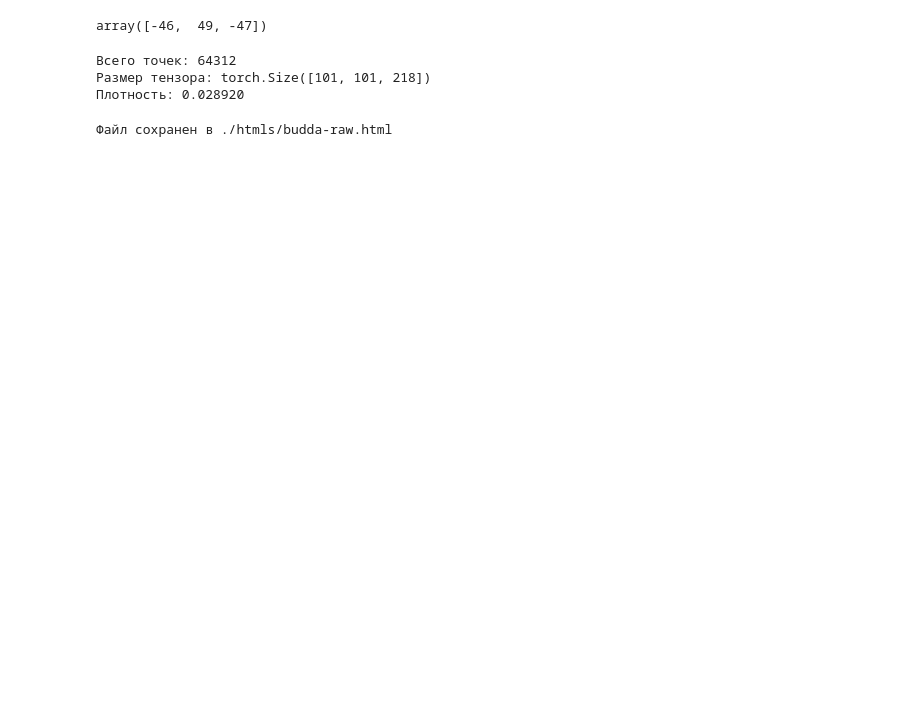
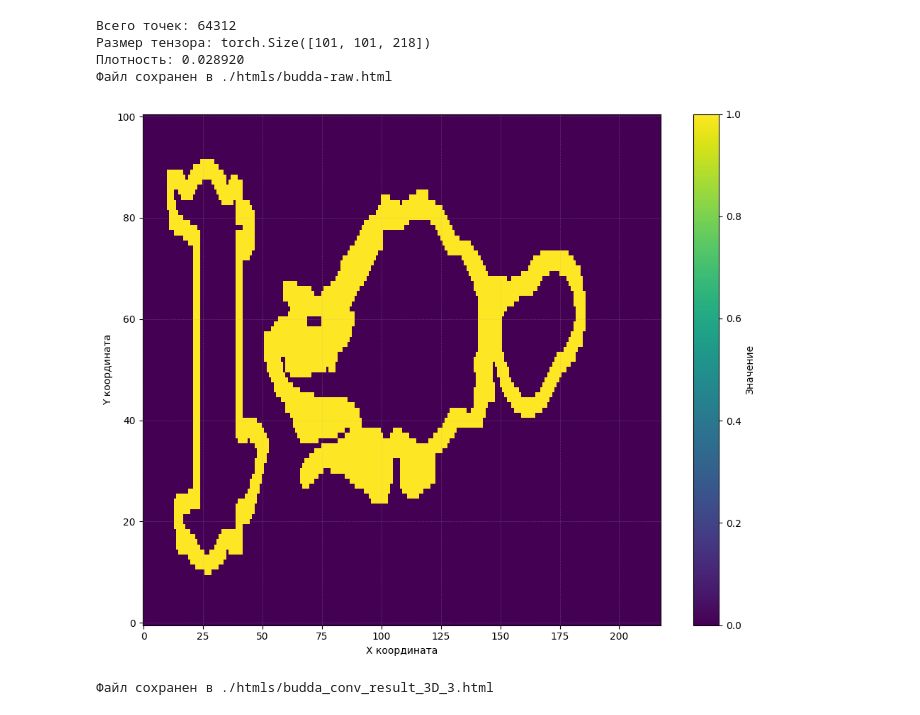
Before and after one commit to AlexanderShliakhturov/Application-of-subdivision-schemes-in-surface-approximation-problems, a Jupyter notebook: surface-reconstruction-budda.ipynb, the cells around one changed output. Drawn from its saved outputs; the diff is of its cells as text; code cells hidden in the pictures; blank space fills up the shorter version.

```diff
--- a/surface-reconstruction-budda.ipynb
+++ b/surface-reconstruction-budda.ipynb
@@ -37,31 +33,67 @@ int_cast_data = np.trunc(raw_data*np.power(10,3)).astype(int).reshape(-1, 3)
-# %%
-int_cast_data.min(axis=0)
-# %% [output]
-array([-46,  49, -47])
 # %%
+'''
+Здесь импортируем изображение, центрируем и поворачиваем при надобности
+'''
+
+raw_data = np.loadtxt('./models/BuddaAll.txt').reshape(-1)
+int_cast_data = np.trunc(raw_data*np.power(10,3)).astype(int).reshape(-1, 3)
+
+
 shifted = (int_cast_data - int_cast_data.min(axis=0) + np.array([10,10,10]))
+sizes = (int_cast_data.max(axis=0) - int_cast_data.min(axis=0) + np.array([20,20, 20])).astype(int)
+budda_tensor_3D = torch.zeros(tuple(sizes), dtype=int)
 
-sizes = (int_cast_data.max(axis=0) - int_cast_data.min(axis=0) + np.array([20,20, 20])).astype(int)
-tensor_3d = torch.zeros(tuple(sizes), dtype=int)
+budda_tensor_3D[shifted[:, 0], shifted[:, 1], shifted[:, 2]] = 1
 
-tensor_3d[shifted[:, 0], shifted[:, 1], shifted[:, 2]] = 1
+budda_tensor_3D_rotated_90 = torch.rot90(input = budda_tensor_3D, k=1, dims=(1, 2))
 
-# tensor_rotated_90 = np.rot90(tensor_3d, k=1, axes=(0, 1))
+make_scatter_visual(budda_tensor_3D_rotated_90, 'budda_input_data')
+make_html_visual(tensor_3d=budda_tensor_3D, name='budda-raw', colorscale='Jet')
 
-# Для поворота на 180 градусов:
-tensor_rotated_90 = torch.rot90(input = tensor_3d, k=1, dims=(1, 2))
-
-# Для поворота на 270 градусов:
-# tensor_rotated_270 = np.rot90(tensor_3d, k=3, axes=(0, 1))
+# budda_tensor_3D = budda_tensor_3D_rotated_90
+# %% [output]
+Всего точек: 64312
+Размер тензора: torch.Size([101, 101, 218])
+Плотность: 0.028920
+Файл сохранен в ./htmls/budda-raw.html
-# %%
-make_scatter_visual(tensor_rotated_90, 'budda_input_data')
-# %% [output]
-Всего точек: 64312
-Размер тензора: torch.Size([101, 101, 218])
-Плотность: 0.028920
+# %%
+'''
+Здесь утолщаем границы
+'''
+
+# budda_tensor_3D_slice = budda_tensor_3D[:,:, 30]
+
+# kernel_2D = torch.ones(size=(3,3))
+kernel_3D = torch.ones(size=(3,3,3))
+
+
+# budda_conv_result_2D = make_conv_2d_torch(source=budda_tensor_3D_slice, kernel=kernel_2D)
+budda_conv_result_3D = make_conv_3d_torch(source=budda_tensor_3D, kernel=kernel_3D)
+
+
+
+
+plt.figure(figsize=(10, 8))
+
+plt.imshow(budda_conv_result_3D[:,:, 60],
+           cmap='viridis',
+           aspect='auto',
+           origin='lower')
+
+plt.colorbar(label='Значение')
+plt.xlabel('X координата')
+plt.ylabel('Y координата')
+
+plt.grid(True, alpha=0.3, linestyle='--', linewidth=0.5)
+
+plt.tight_layout()
+plt.savefig('./images/budda-2d-slice-after-conv.png')
+plt.show()
+# %% [output]
+[figure, added]
 # %%
-make_html_visual(tensor_3d=tensor_3d, name='budda-raw', colorscale='Jet')
-# HTML(filename='./htmls/budda-raw.html')
+make_html_visual(budda_conv_result_3D, 'budda_conv_result_3D_3')
+# HTML(filename='./htmls/voxel_model_budda_5_rare.html')
 # %% [output]
-Файл сохранен в ./htmls/budda-raw.html
+Файл сохранен в ./htmls/budda_conv_result_3D_3.html
 # %%
```
Also changed, not shown: parts of 20 cells of this notebook, 16 other files.
